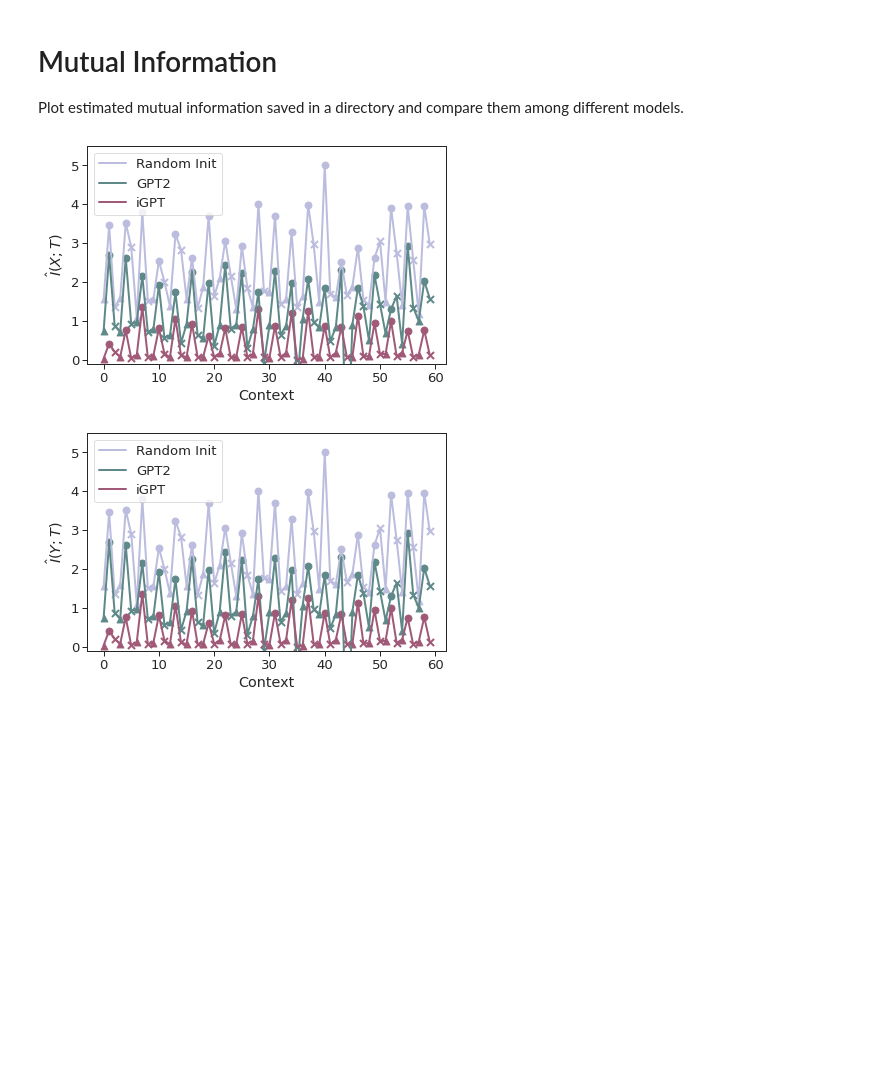
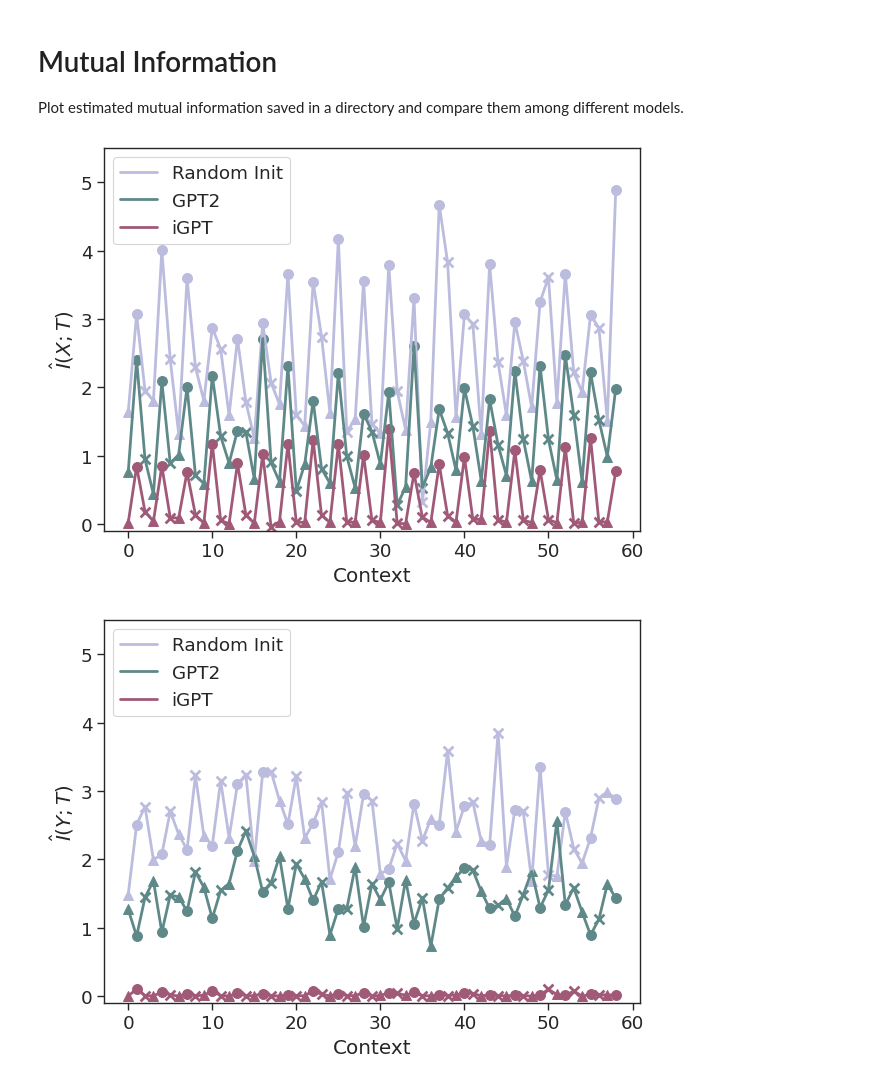
Before and after one commit to t46/can-wikipedia-help-offline-rl, a Jupyter notebook: can-wikipedia-help-offline-rl/analysis/section-52-mutual-information/mutual_information.ipynb, the cells around one changed output. Cells and saved outputs as stored; diff of their text form; code cells hidden in the pictures; blank space fills up the shorter version.

```diff
--- a/can-wikipedia-help-offline-rl/analysis/section-52-mutual-information/mutual_information.ipynb
+++ b/can-wikipedia-help-offline-rl/analysis/section-52-mutual-information/mutual_information.ipynb
@@ -24,6 +25,9 @@ labels = {'dt': 'Random Init', 'gpt2': 'GPT2', 'igpt': 'iGPT'}
 
 path_to_saved_mi = './results'
 path_to_save_figure = './figs'
+
+os.makedirs(path_to_saved_mi, exist_ok=True)
+os.makedirs(path_to_save_figure, exist_ok=True)
 
 # Create different comparison plots for shallow/middle/deep.
 for block_position in block_positions:
@@ -52,7 +56,7 @@ for block_position in block_positions:
         y_mi_list = mi_dict[f'{layer_name}'][1]
 
         mutual_information['x'][model_name] = x_mi_list
-        mutual_information['y'][model_name] = x_mi_list
+        mutual_information['y'][model_name] = y_mi_list
 
     '''
     mutual_information = {
@@ -66,32 +70,32 @@ for block_position in block_positions:
         }
     }
     '''
 
     for x_or_y, mi_dict in mutual_information.items():
         for model_name in model_names:
             mutual_info_list = mi_dict[model_name]
             plt.plot(mutual_info_list, color=colors[model_name], label=labels[model_name])
 
             for token_id in range(len(mutual_info_list)):
                 if token_id % 3 == 0:
                     marker = "^"
                 elif token_id % 3 == 1:
                     marker = "o"
                 else:
                     marker = "x"
 
                 plt.scatter(np.arange(len(mutual_info_list))[token_id], mutual_info_list[token_id], color=colors[model_name], marker=marker, s=50)
 
         if x_or_y == 'x':
             plt.ylabel(r'$\hat{I}(X; T)$')
         else:
             plt.ylabel(r'$\hat{I}(Y; T)$')
         plt.xlabel('Context')
         plt.ylim(-0.1, 5.5)
         plt.legend(loc='upper left')
         plt.tight_layout()
         plt.savefig(f'{path_to_save_figure}/mi_{x_or_y}_{layer_name}_{epoch}_gpt2_igpt_dt_{env_name}_{dataset_name}_{seed}.pdf')
         plt.show()
 # %% [output]
-[figure, old version]
+[figure, new version]
-[figure, old version]
+[figure, new version]
```
Also changed, not shown: parts of 3 cells of this notebook, 2 other files.
